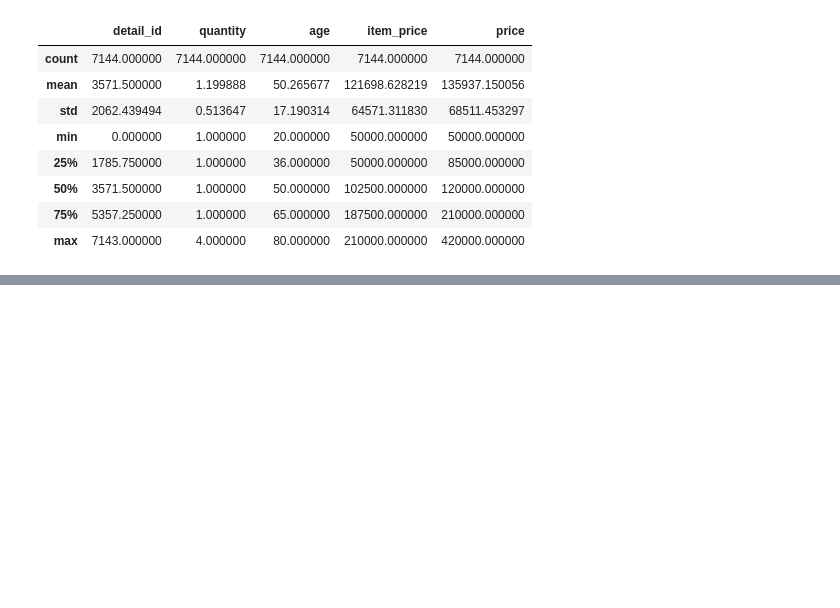
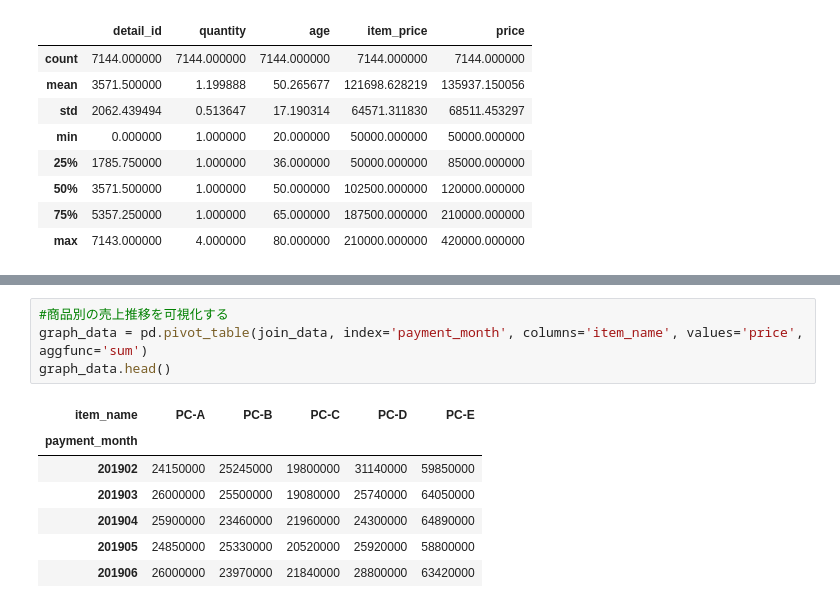
Before and after one commit to katuhito/workspace003, a Jupyter notebook: knock001.ipynb, the cells around one changed output, grey strips where cells are left out. Cells and saved outputs as stored; diff of their text form; blank space fills up the shorter version.

```diff
--- a/knock001.ipynb
+++ b/knock001.ipynb
@@ -203,0 +291,12 @@ join_data.describe()
+# %%
+#商品別の売上推移を可視化する
+graph_data = pd.pivot_table(join_data, index='payment_month', columns='item_name', values='price', aggfunc='sum')
+graph_data.head()
+# %% [output]
+| item_name | PC-A | PC-B | PC-C | PC-D | PC-E |
+| payment_month |  |  |  |  |  |
+| 201902 | 24150000 | 25245000 | 19800000 | 31140000 | 59850000 |
+| 201903 | 26000000 | 25500000 | 19080000 | 25740000 | 64050000 |
+| 201904 | 25900000 | 23460000 | 21960000 | 24300000 | 64890000 |
+| 201905 | 24850000 | 25330000 | 20520000 | 25920000 | 58800000 |
+| 201906 | 26000000 | 23970000 | 21840000 | 28800000 | 63420000 |
```
Also changed, not shown: parts of 6 cells of this notebook, 1 other file.
